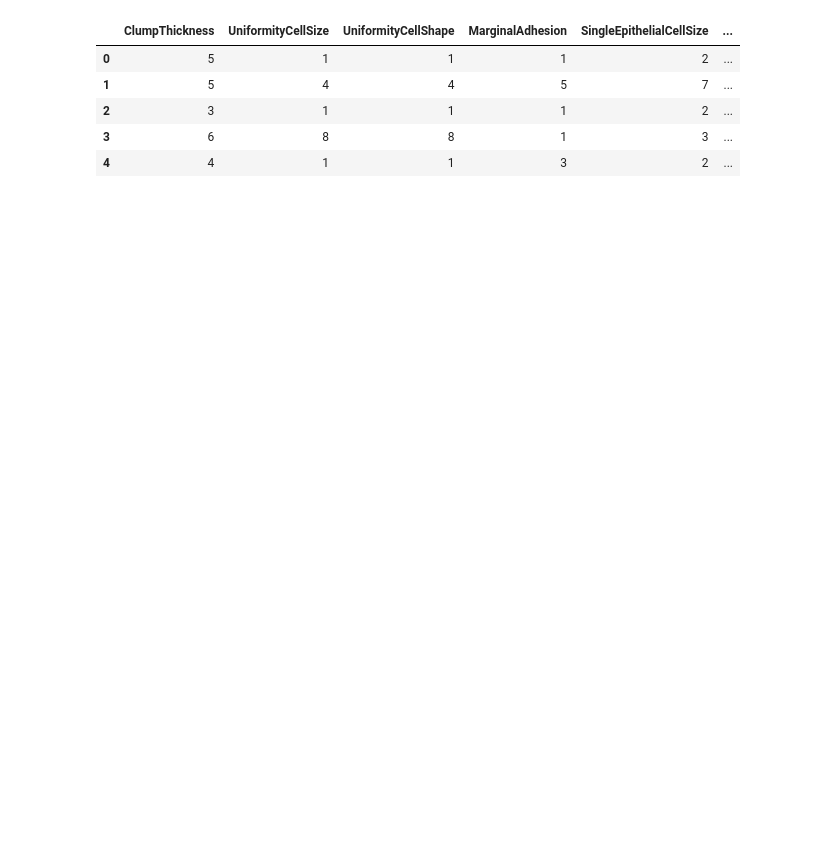
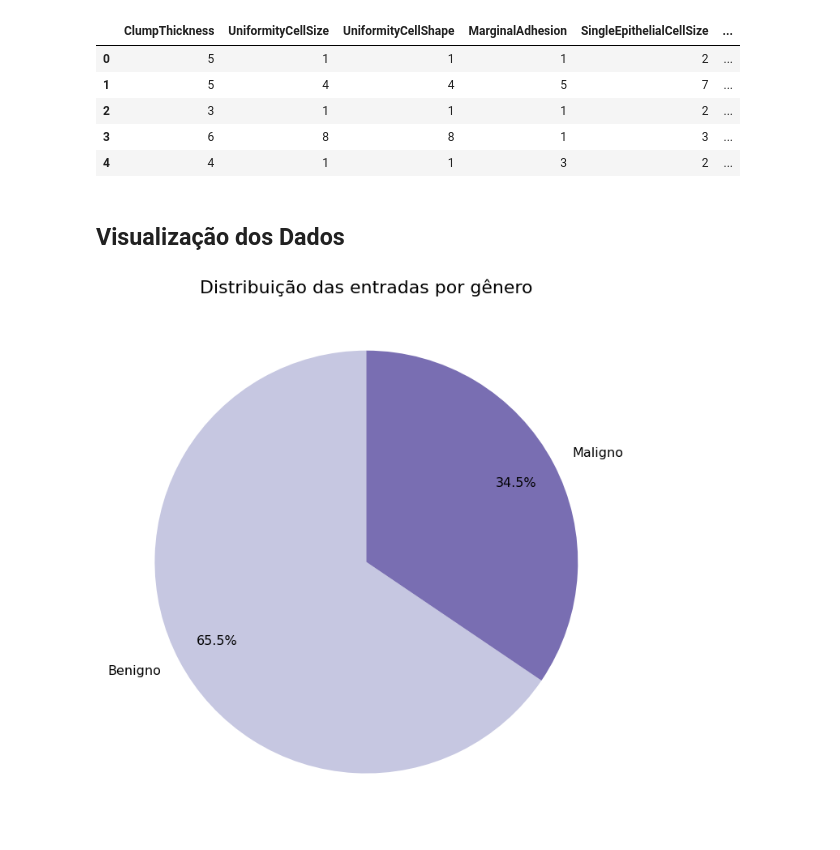
Before and after one commit to TheDramaturgy/ArtificialInteligence, a Jupyter notebook: TSVMs/02_analise.ipynb, the cells around one changed output. Cells and saved outputs as stored; diff of their text form; code cells hidden in the pictures; blank space fills up the shorter version.

```diff
--- a/TSVMs/02_analise.ipynb
+++ b/TSVMs/02_analise.ipynb
@@ -111,27 +52,0 @@ ax.legend()
-# %%
-col = colNames[1:]
-page = 1
-with PdfPages('scatter_plots.pdf') as pdf:
-    for x, y, z in combinations(range(0, 8), 3):
-        fig = plt.figure(figsize=(15,10))
-        ax = Axes3D(fig, auto_add_to_figure=False)
-        fig.add_axes(ax)
-
-        for grpName, grpIdx in data.groupby('Class').groups.items():
-            xd = data.iloc[grpIdx, x]
-            yd = data.iloc[grpIdx, y]
-            zd = data.iloc[grpIdx, z]
-            ax.scatter(xd, yd, zd, label=grpName, s=120)
-
-        xl = col[x]
-        yl = col[y]
-        zl = col[z]
-        ax.set_xlabel(xl, fontsize=18)
-        ax.set_ylabel(yl, fontsize=18)
-        ax.set_zlabel(zl, fontsize=18)
-        ax.tick_params(axis='both', labelsize=12)
-        ax.set_title('Scatter Plot - Page {}'.format(page))
-        ax.legend()
-        page += 1
-        plt.savefig(pdf, format='pdf')
-        plt.close()
@@ -165,3 +124,23 @@ imputedDataframe.head()
 | 2 | 3 | 1 | 1 | 1 | 2 | ... |
 | 3 | 6 | 8 | 8 | 1 | 3 | ... |
 | 4 | 4 | 1 | 1 | 3 | 2 | ... |
+# %% [markdown]
+## Visualização dos Dados
+# %%
+# Seleção dos valores possíveis para gênero
+classes = list(dict.fromkeys(imputedDataframe['Class']))
+
+# Atribuição de dados para o gráfico
+values = [value / len(data) for value in list(dict.fromkeys(imputedDataframe['Class'].value_counts()))]
+labels = ["Benigno", "Maligno"]
+colors = seaborn.color_palette('Purples', n_colors=2)
+
+# Criação do gráfico
+fig, ax = plt.subplots(figsize=(12, 12))
+ax.pie(values, labels=labels, colors=colors, autopct='%1.1f%%', startangle=90, pctdistance=0.8, labeldistance=1.1,
+       textprops={'fontsize': 16})
+ax.set_title('Distribuição das entradas por gênero', fontsize=22)
+fig.savefig('qtd_genero.png')
+plt.show()
+# %% [output]
+[figure, added]
```
Also changed, not shown: parts of 24 cells of this notebook, 1 other file.
